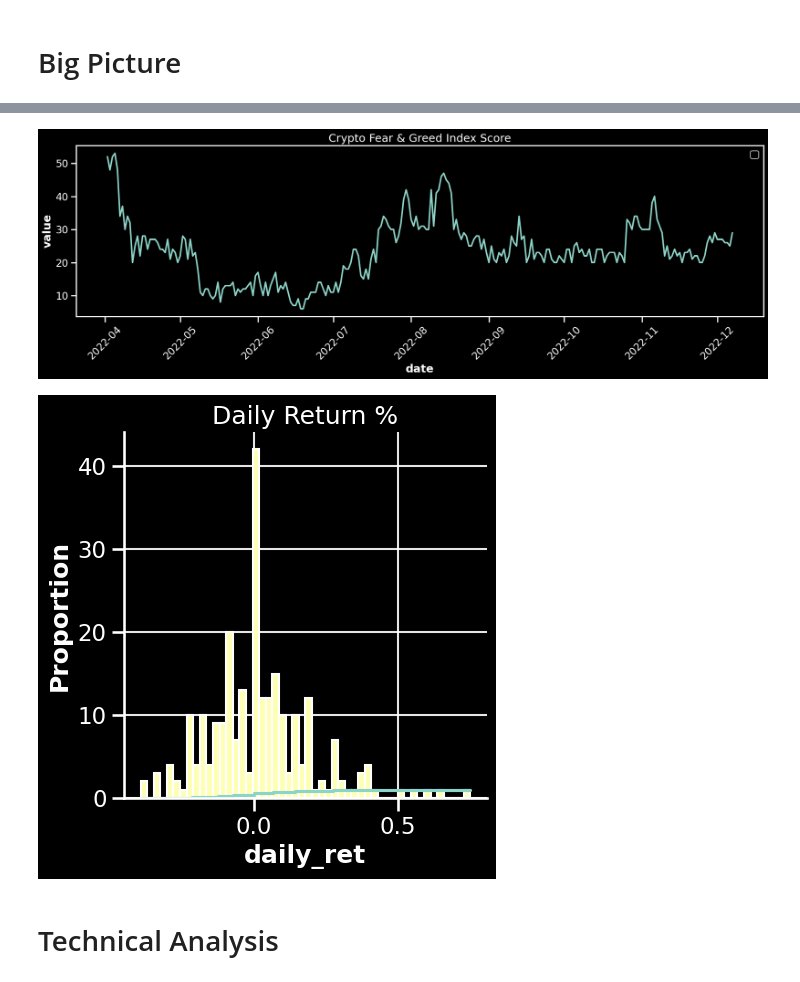
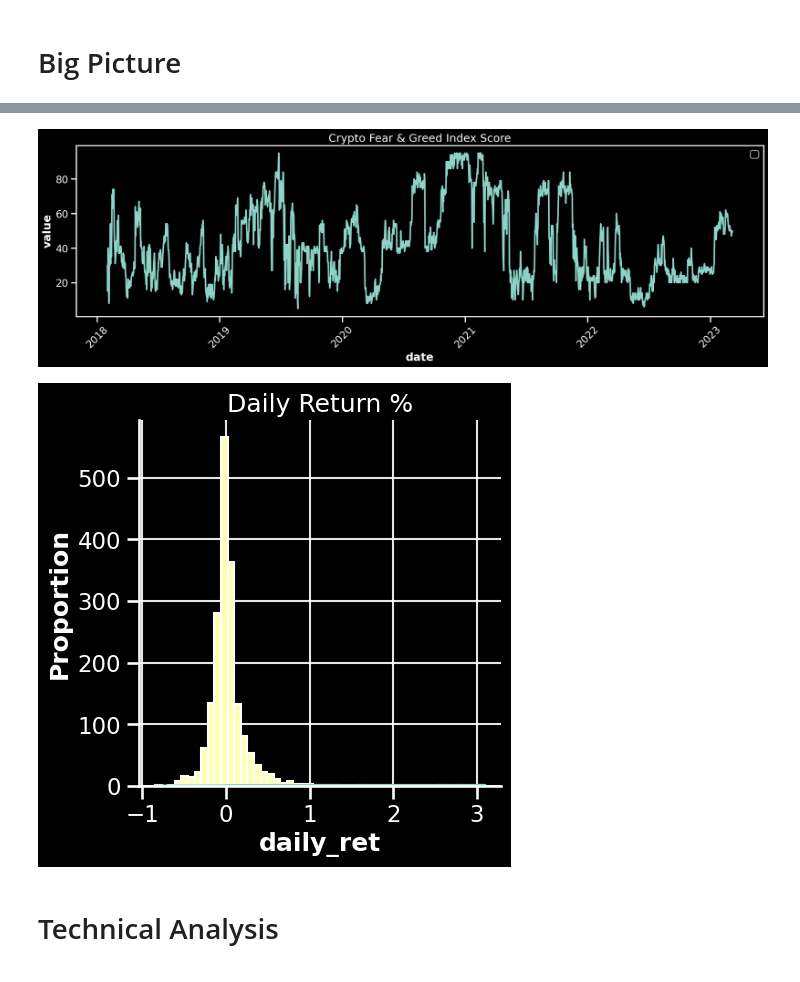
Before and after one commit to custom-hyper/Analytics, a Jupyter notebook: Trading_Report.ipynb, the cells around one changed output, grey strips where cells are left out. Cells and saved outputs as stored; diff of their text form; code cells hidden in the pictures.

```diff
--- a/Trading_Report.ipynb
+++ b/Trading_Report.ipynb
@@ -190,7 +155,7 @@ plt.style.use("dark_background")
 #sns.set_theme(style="darkgrid")
 
 #Choose the date range
-df_fear_greed = df_fear_greed[(df_fear_greed['date'] > '2022-04-01')]
+df_fear_greed = df_fear_greed[(df_fear_greed['date'] > '2016-04-01')]
 
 df_fear_greed['value'] = df_fear_greed['value'].astype(int)
 
@@ -226,5 +191,5 @@ WARNING:matplotlib.legend:No handles with labels found to put in legend.
-[figure, old version]
+[figure, new version]
-[figure, old version]
+[figure, new version]
 # %% [markdown]
 # Technical Analysis
 # %%
```
Also changed, not shown: parts of 31 cells of this notebook.
